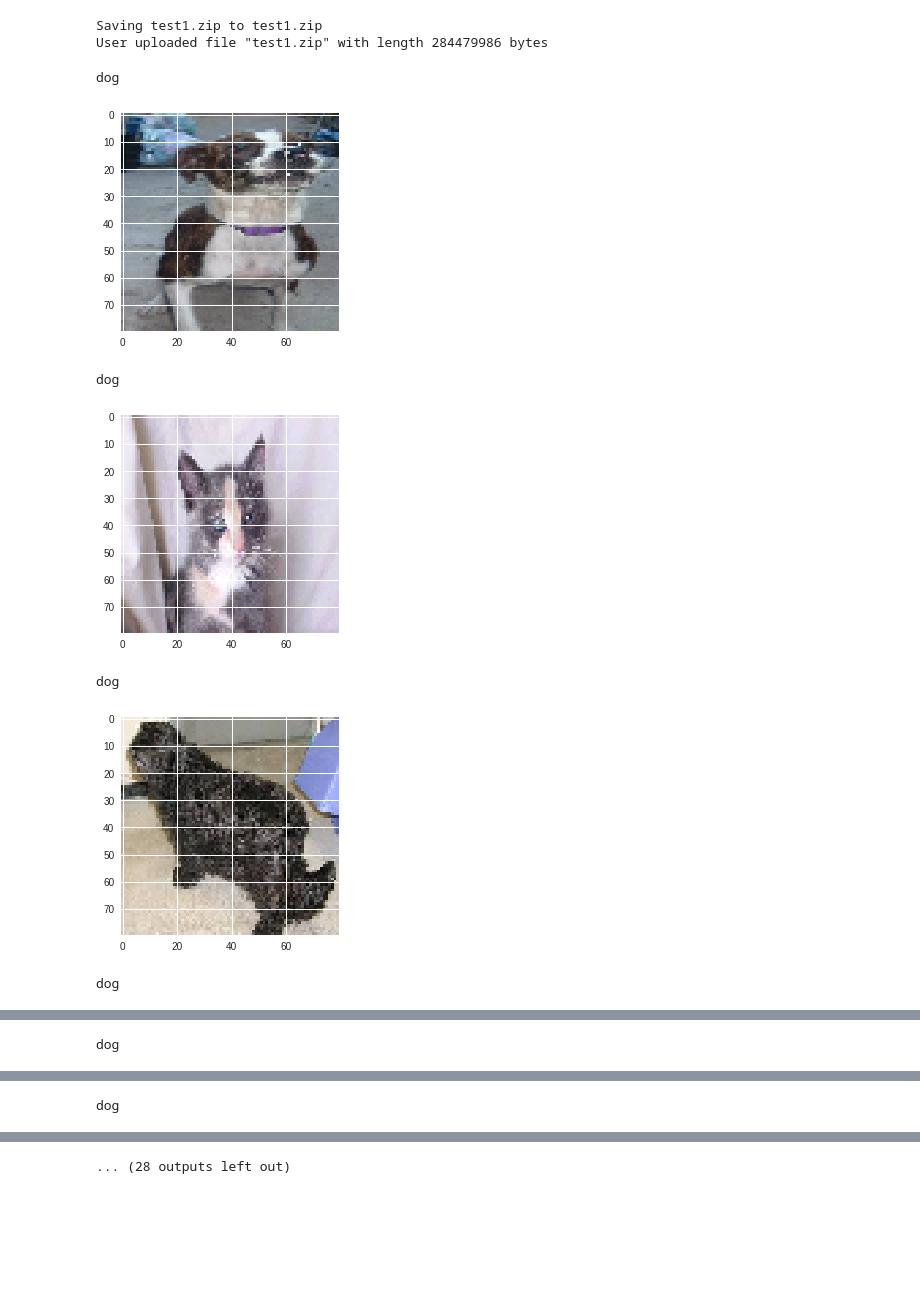
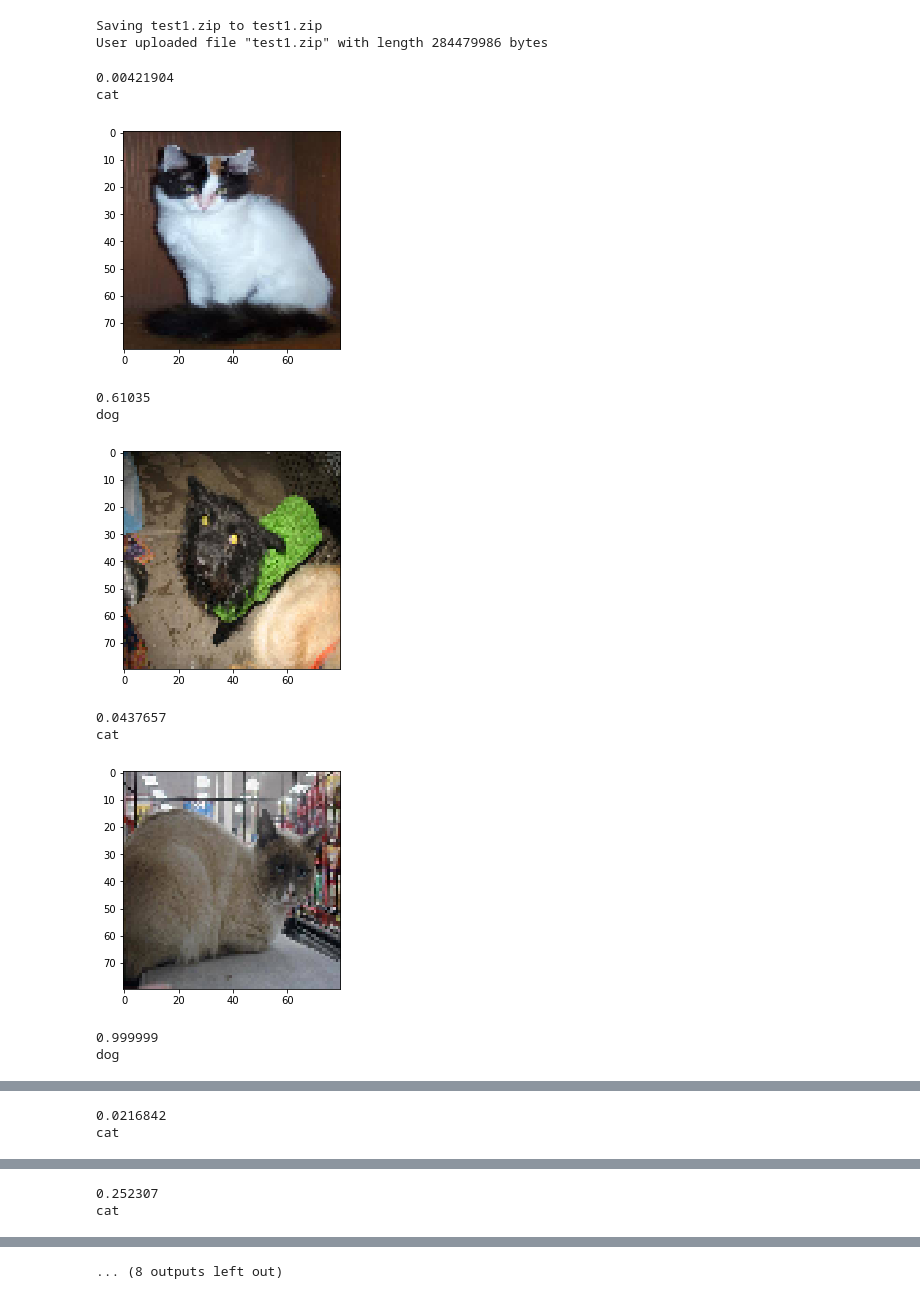
Before and after one commit to ficsby/CECS406-Dogs-vs-Cats, a Jupyter notebook: Alexnet_Caitlin.ipynb, the cells around one changed output, grey strips where cells are left out. Cells and saved outputs as stored; diff of their text form; code cells hidden in the pictures; blank space fills up the shorter version.

```diff
--- a/Alexnet_Caitlin.ipynb
+++ b/Alexnet_Caitlin.ipynb
@@ -57,7 +73,7 @@ model.add(MaxPooling2D(pool_size=(3, 3)))
 
 model.add(Flatten())  # this converts our 3D feature maps to 1D feature vectors
 
-model.add(Dense(128))
+model.add(Dense(64))
 model.add(Activation('relu'))
 model.add(BatchNormalization(momentum=0.3))
 model.add(Dropout(0.5))
@@ -173,38 +188,45 @@ zip_ref.extractall()
 zip_ref.close()
 # %%
 # Prediction using the test data
+# Take screenshot of all 20 results and include it in your PPT
 from PIL import Image
 import numpy as np
 import matplotlib.pyplot as plt
 %matplotlib inline
 import os
 from keras.preprocessing import image
 from keras.applications.vgg16 import preprocess_input
 
 list_of_imgs = []
 img_dir = "test1"
 i=0
 for img in os.listdir(img_dir):
-    #load img
     img_name = os.path.join(img_dir, img)
     if not img.endswith(".jpg"):
         continue
     img = image.load_img(img_name, target_size=(80, 80))
-    test_image = image.img_to_array(img)
-
-    #prediction
+    test_image = image.img_to_array(img) / 255
     x = model.predict(np.array([test_image]))
     if(x[0][0] < 0.5):
-      print("cat")
+        print(x[0][0])
+        print("cat")
     else:
-      print("dog")
+        print(x[0][0])
+        print("dog")
     plt.imshow(img)
     plt.show(img)
+    i+=1
+    if i == 10:
+      break
 # %% [output]
-dog
+0.00421904
+cat
-[figure, old version]
+[figure, new version]
+0.61035
 dog
-[figure, old version]
+[figure, new version]
-dog
+0.0437657
+cat
-[figure, old version]
+[figure, new version]
+0.999999
 dog
@@ -212 +234,2 @@ dog
-dog
+0.0216842
+cat
@@ -214 +237,2 @@ dog
-dog
+0.252307
+cat
@@ -216 +240 @@ dog
-... (28 outputs left out)
+... (8 outputs left out)
```
Also changed, not shown: parts of 7 cells of this notebook.
